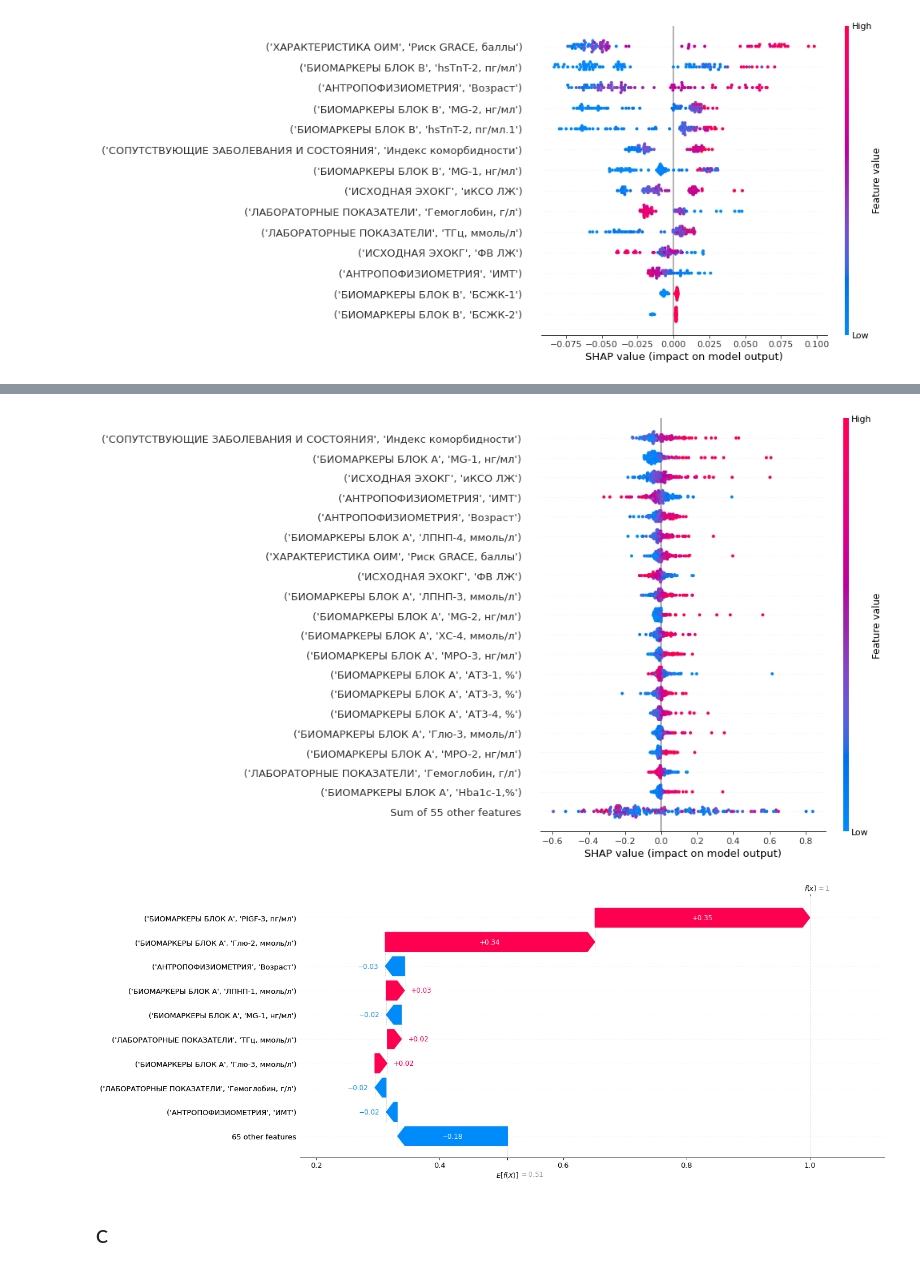
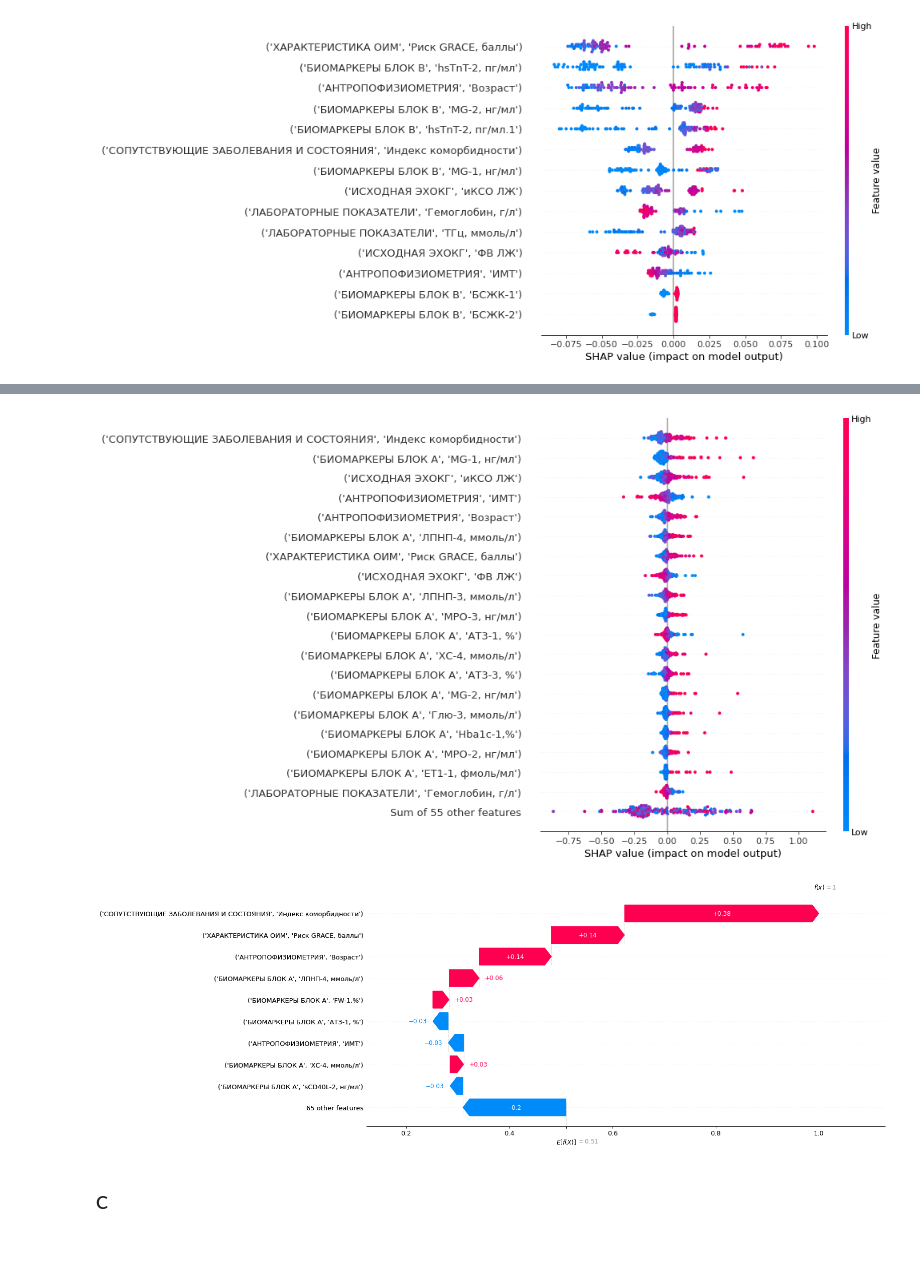
Before and after one commit to KonstantinBurkin/personalized-medicine, a Jupyter notebook: Scripts/Machine_learning.ipynb, the cells around one changed output, grey strips where cells are left out. Cells and saved outputs as stored; diff of their text form; code cells hidden in the pictures.

```diff
--- a/Scripts/Machine_learning.ipynb
+++ b/Scripts/Machine_learning.ipynb
@@ -1283,6 +1378,6 @@ X_train, X_test, y_train, y_test = fs.get_train_test(link_train=link_train_combi
                                                     #  list(set(["('ХАРАКТЕРИСТИКА ОИМ', 'Риск GRACE, баллы')"]))
                                                      )
 
-model = fs.get_model_instance(model='svm', target='Combined target', dataset='a',
+model = fs.get_model_instance(model='randomforest', target='Combined target', dataset='a',
                                                      subset='Biomarkers + Clinical', X_train=X_train, y_train=y_train)
 predicted = model.predict_proba(X_test)
@@ -1293,21 +1418,21 @@ values = shap_values.values[:,:]
 # %%
 fig = shap.plots.beeswarm(shap_values, max_display=20,show=False)
-plt.savefig(f'../Interpretation/SHAP/beeswarm_dataset_a.pdf', bbox_inches='tight')
+# plt.savefig(f'../Interpretation/SHAP/beeswarm_dataset_a.pdf', bbox_inches='tight')
 # %% [output]
-[figure, old version]
+[figure, new version]
 # %%
 exp = shap.Explanation(shap_values.values,
                 shap_values.base_values,
                 # data=X_test.values, # shows values of that patient
                 feature_names=X_test.columns)
 
-fig = shap.plots.waterfall(exp[-9], show=False)
+fig = shap.plots.waterfall(exp[-17], show=False)
 fig.set_size_inches(18.5, 8.5)
 plt.show()
 
-fig.savefig(f'../Interpretation/SHAP/waterfall_dataset_a.pdf', bbox_inches='tight')
+# fig.savefig(f'../Interpretation/SHAP/waterfall_dataset_a.pdf', bbox_inches='tight')
 # %% [output]
-[figure, old version]
+[figure, new version]
 # %% [markdown]
 ### C
 # %%
```
Also changed, not shown: parts of 63 cells of this notebook, 5 other files.
